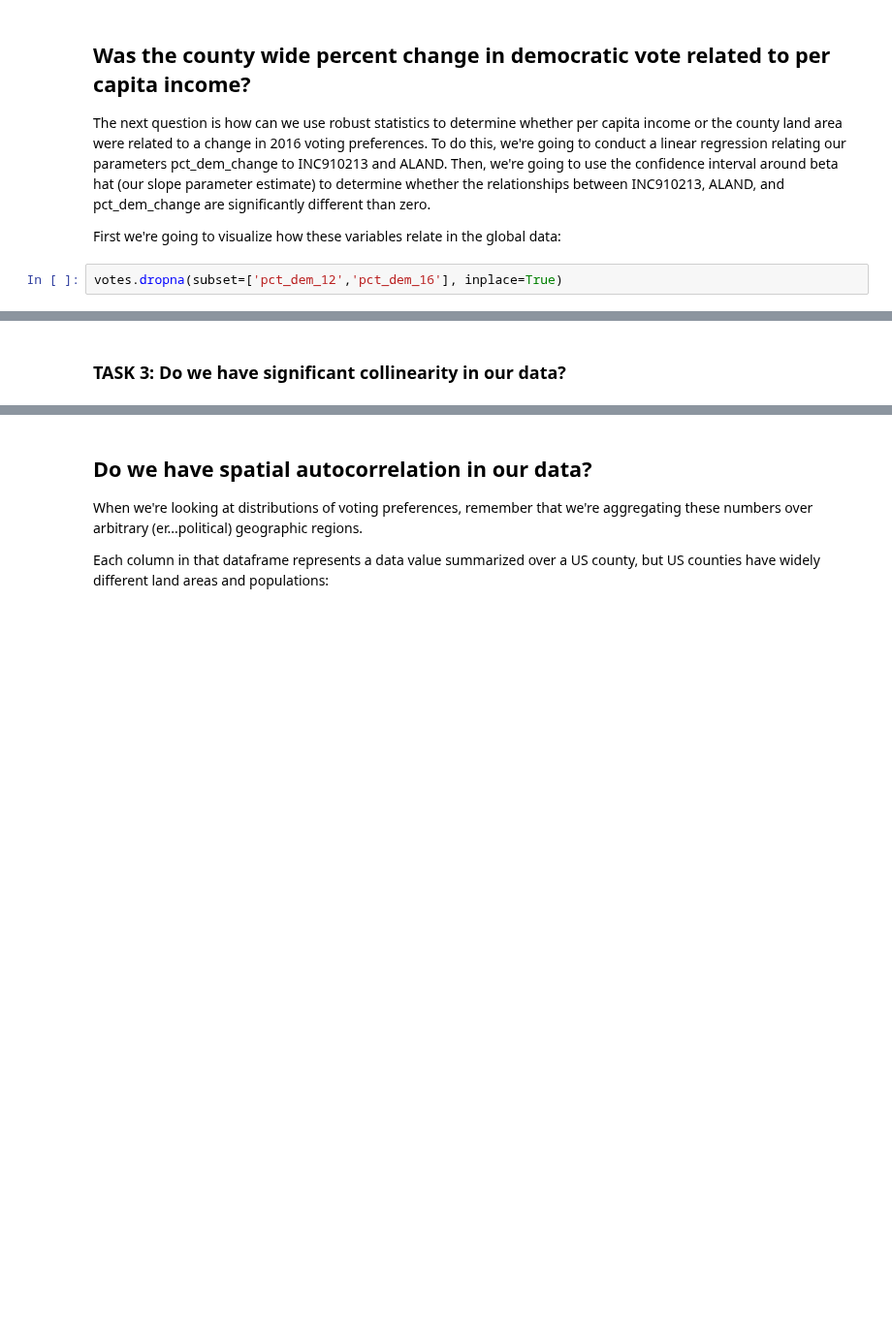
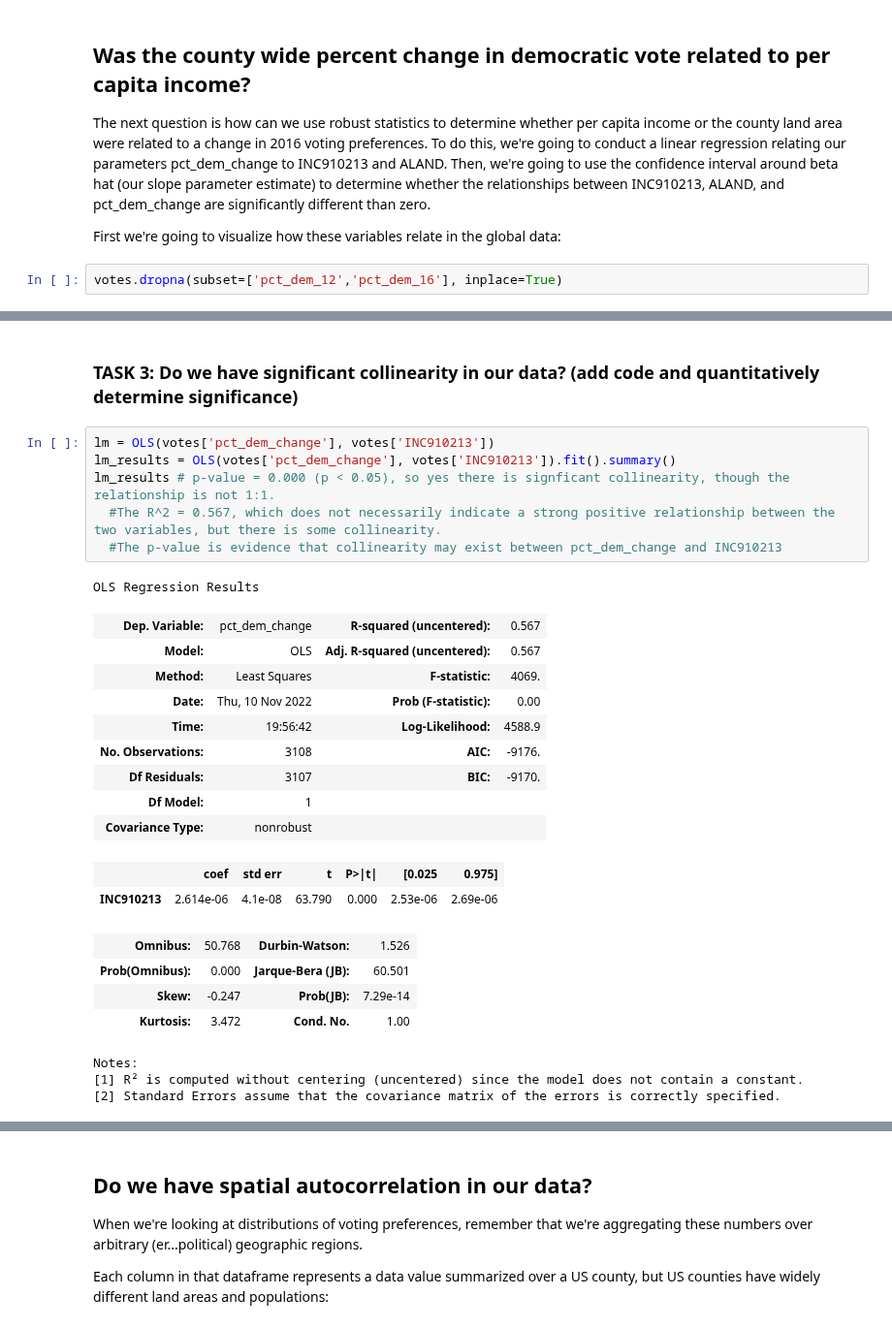
Before and after one commit to abbymwebster/EnvDatSci22, a Jupyter notebook: CodeSprints/autocorrelation_methods.ipynb, the cells around one changed output, grey strips where cells are left out. Shown at 97% size. Drawn from its saved outputs; the diff is of its cells as text; blank space fills up the shorter version.

```diff
--- a/CodeSprints/autocorrelation_methods.ipynb
+++ b/CodeSprints/autocorrelation_methods.ipynb
@@ -158,5 +171,31 @@ plt.show()
 # %% [markdown]
-### TASK 3: Do we have significant collinearity in our data?
+### TASK 3: Do we have significant collinearity in our data? (add code and quantitatively determine significance)
+# %%
+lm = OLS(votes['pct_dem_change'], votes['INC910213'])
+lm_results = OLS(votes['pct_dem_change'], votes['INC910213']).fit().summary()
+lm_results # p-value = 0.000 (p < 0.05), so yes there is signficant collinearity, though the relationship is not 1:1.
+  #The R^2 = 0.567, which does not necessarily indicate a strong positive relationship between the two variables, but there is some collinearity.
+  #The p-value is evidence that collinearity may exist between pct_dem_change and INC910213
+# %% [output]
+OLS Regression Results
+| Dep. Variable: | pct_dem_change | R-squared (uncentered): | 0.567 |
+| Model: | OLS | Adj. R-squared (uncentered): | 0.567 |
+| Method: | Least Squares | F-statistic: | 4069. |
+| Date: | Thu, 10 Nov 2022 | Prob (F-statistic): | 0.00 |
+| Time: | 19:56:42 | Log-Likelihood: | 4588.9 |
+| No. Observations: | 3108 | AIC: | -9176. |
+| Df Residuals: | 3107 | BIC: | -9170. |
+| Df Model: | 1 |  |  |
+| Covariance Type: | nonrobust |  |  |
+|  | coef | std err | t | P>|t| | [0.025 | 0.975] |
+| INC910213 | 2.614e-06 | 4.1e-08 | 63.790 | 0.000 | 2.53e-06 | 2.69e-06 |
+| Omnibus: | 50.768 | Durbin-Watson: | 1.526 |
+| Prob(Omnibus): | 0.000 | Jarque-Bera (JB): | 60.501 |
+| Skew: | -0.247 | Prob(JB): | 7.29e-14 |
+| Kurtosis: | 3.472 | Cond. No. | 1.00 |
+Notes:
+[1] R² is computed without centering (uncentered) since the model does not contain a constant.
+[2] Standard Errors assume that the covariance matrix of the errors is correctly specified.
 # %% [markdown]
 What we're looking at in the first plot is the 2012 percent democratic vote, the second plot is the 2016 percent democratic vote, the third plot is the 2012 and 2016 percent democratic vote. In the fourth plot, we're looking at how per capital income (x axis) relates to % change in democratic vote. We want to establish a trendline in the fourth plot using linear regression, and determine of the slope in that trendline is statistically significant.
 
```
Also changed, not shown: parts of 13 cells of this notebook.
